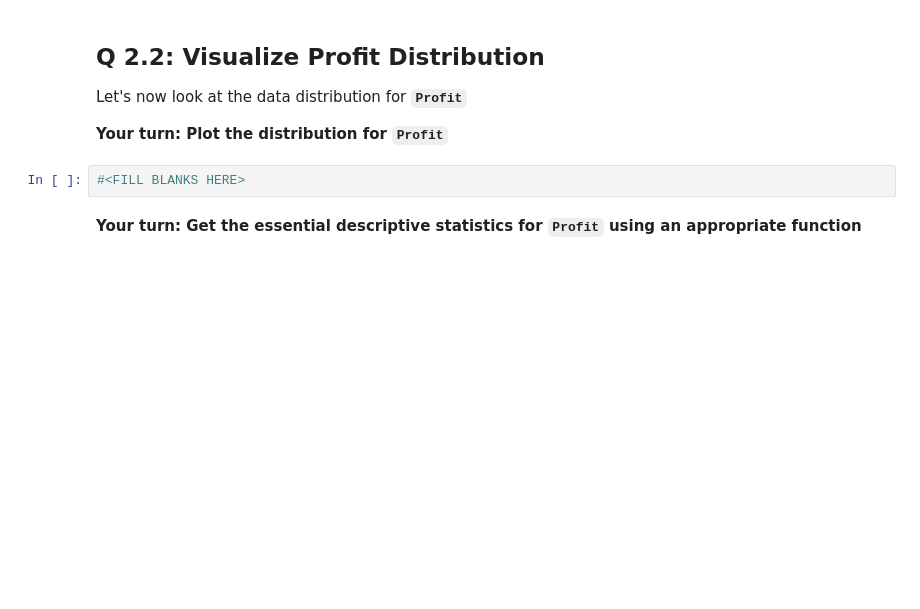
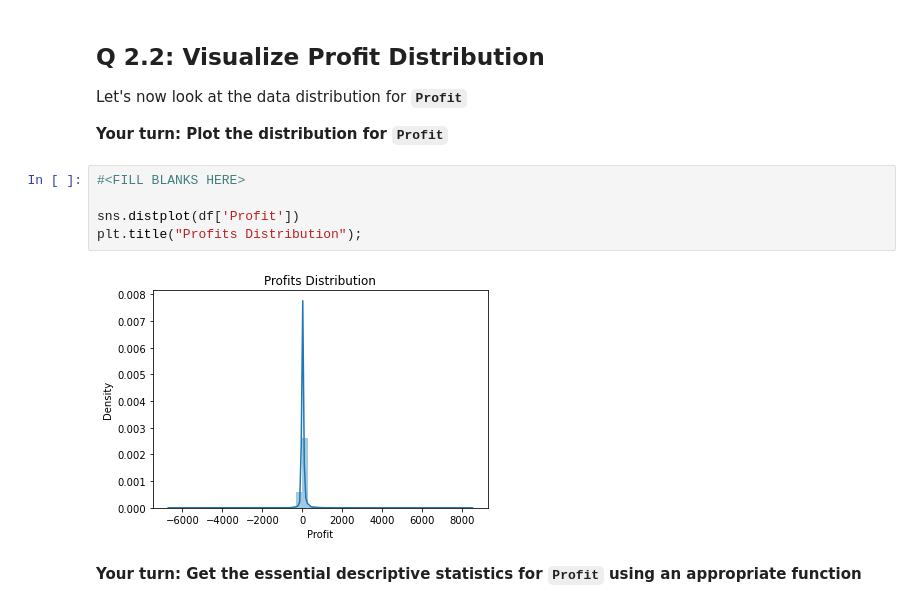
Before and after one commit to MMBazel/Springboard-MLETrack-Student, a Jupyter notebook: mini-projects/Anomaly Detection/Mini_Project_Anomaly_Detection.ipynb, the cells around one changed output. Drawn from its saved outputs; the diff is of its cells as text; blank space fills up the shorter version.

```diff
--- a/mini-projects/Anomaly Detection/Mini_Project_Anomaly_Detection.ipynb
+++ b/mini-projects/Anomaly Detection/Mini_Project_Anomaly_Detection.ipynb
@@ -81,6 +126,11 @@ Let's now look at the data distribution for __`Profit`__
 __Your turn: Plot the distribution for `Profit`__
 # %%
 #<FILL BLANKS HERE>
+
+sns.distplot(df['Profit'])
+plt.title("Profits Distribution");
+# %% [output]
+[figure, added]
 # %% [markdown]
 __Your turn: Get the essential descriptive statistics for `Profit` using an appropriate function__
 # %%
```
Also changed, not shown: parts of 55 cells of this notebook.
